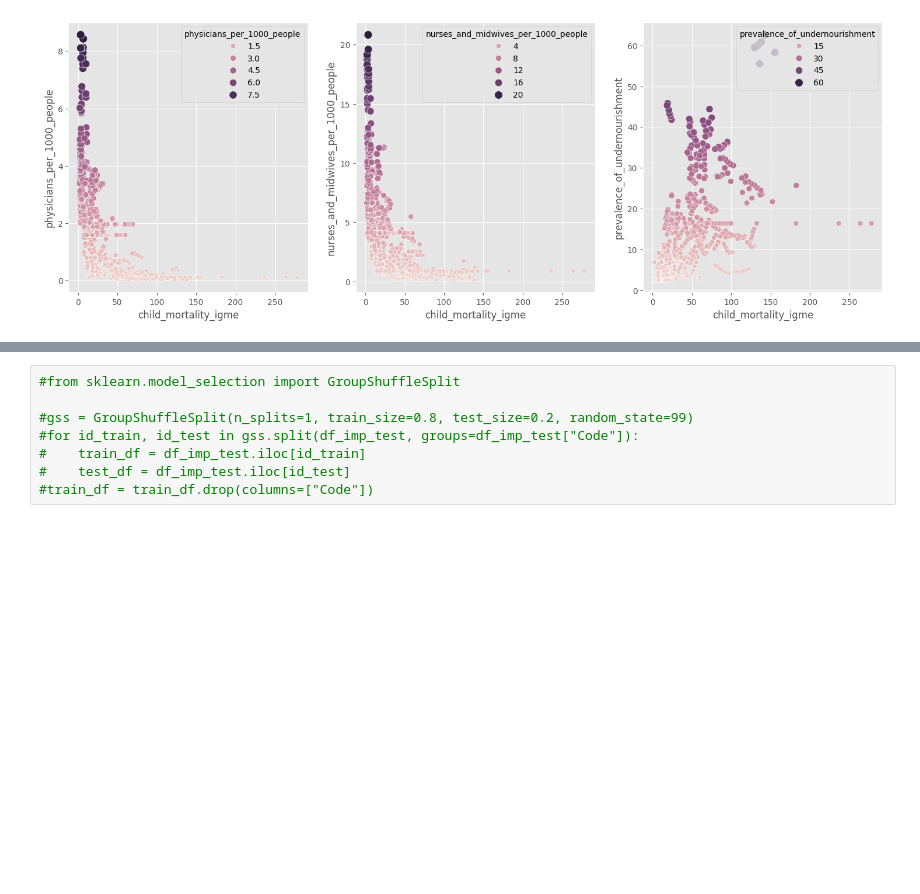
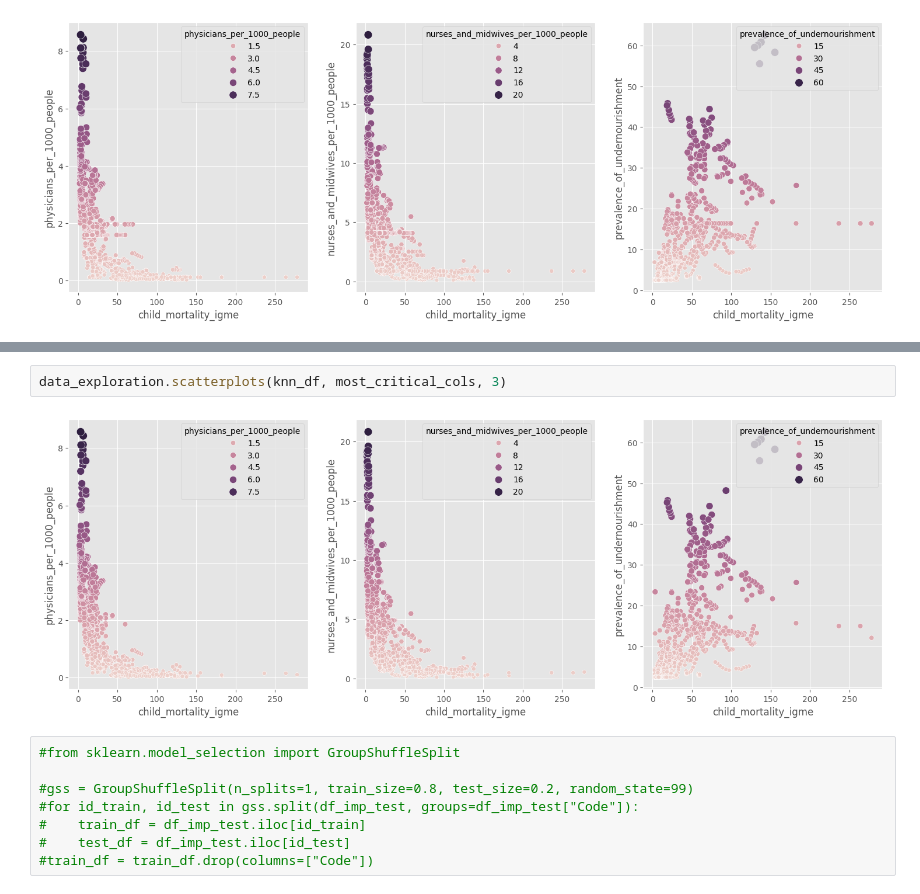
Before and after one commit to HamzahFayad/master_thesis_child_mortality, a Jupyter notebook: 01_notebooks/2_data_preprocessing.ipynb, the cells around one changed output, grey strips where cells are left out. Drawn from its saved outputs; the diff is of its cells as text; blank space fills up the shorter version.

```diff
--- a/01_notebooks/2_data_preprocessing.ipynb
+++ b/01_notebooks/2_data_preprocessing.ipynb
@@ -276,3 +322,7 @@ data_exploration.scatterplots(group_median_df, most_critical_cols, 3)
+# %%
+data_exploration.scatterplots(knn_df, most_critical_cols, 3)
+# %% [output]
+[figure, added]
 # %%
 #from sklearn.model_selection import GroupShuffleSplit
 
```
Also changed, not shown: parts of 4 cells of this notebook, 5 other files.
